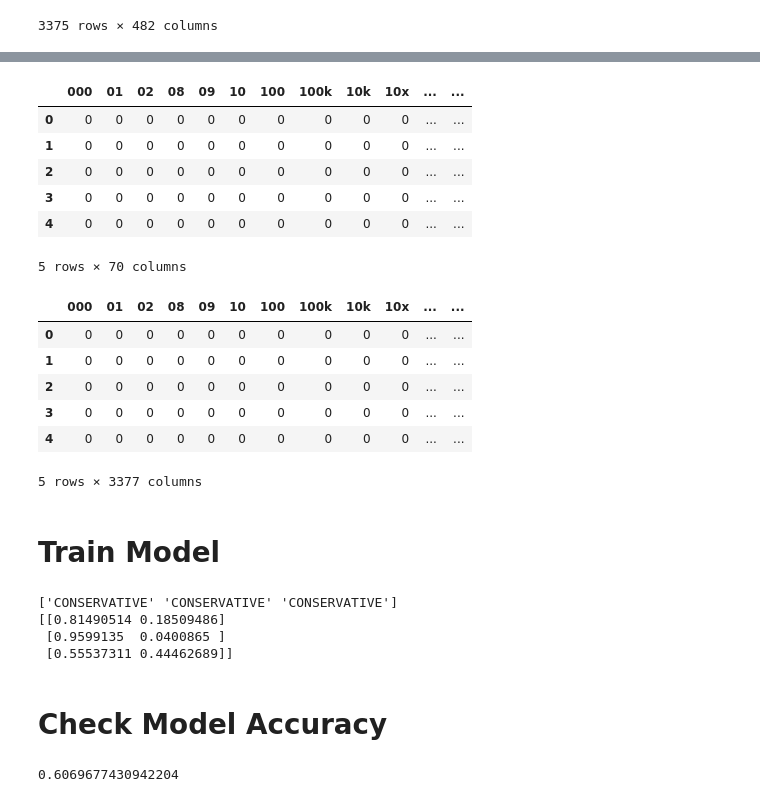
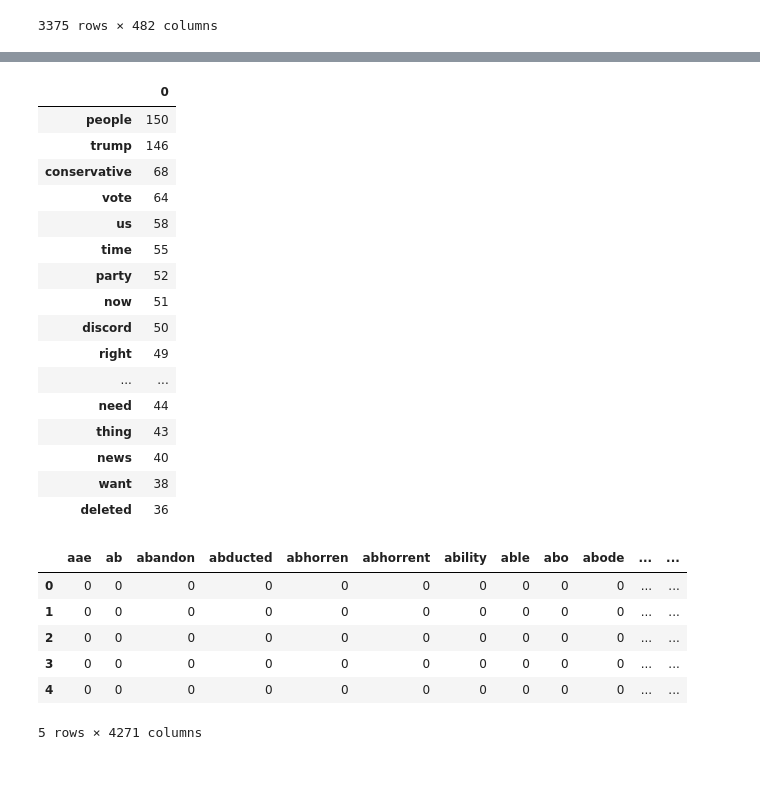
Before and after one commit to SalarC123/Political-Party-Classifier, a Jupyter notebook: PoliticalParty.ipynb, the cells around one changed output, grey strips where cells are left out. Saved outputs shown, nothing was run; the diff lists cells and outputs as text; code cells hidden in the pictures; blank space fills up the shorter version.

```diff
--- a/PoliticalParty.ipynb
+++ b/PoliticalParty.ipynb
@@ -124,14 +124,14 @@ liberal_subreddit = reddit.subreddit("liberal")
 liberal_comments = []
 conservative_comments = []
 
-for submission in liberal_subreddit.hot(limit=50):
+for submission in liberal_subreddit.top(limit=40):
     for index, comment in enumerate(submission.comments):
         liberal_comments.append(comment.body)
-        if index == 5:
+        if index == 10:
             break
 
-for submission in conservative_subreddit.hot(limit=50):
+for submission in conservative_subreddit.top(limit=40):
     for index, comment in enumerate(submission.comments):
         conservative_comments.append(comment.body)
-        if index == 5:
+        if index == 10:
             break
@@ -143,0 +144,8 @@ print(len(conservative_comments))
+# %%
+stop_words = []
+
+with open("stopwords.txt", "r") as f:
+    words = f.read().splitlines()
+    stop_words = words
+
+stop_words
@@ -144,18 +170,30 @@ print(len(conservative_comments))
 # %%
-vectorizer = CountVectorizer()
+vectorizer = CountVectorizer(stop_words=stop_words, token_pattern="[a-zA-Z]+")
 rows = vectorizer.fit_transform(liberal_comments+conservative_comments).toarray()
 feature_names = vectorizer.get_feature_names()
 
 data = pd.DataFrame(data=rows, columns=feature_names)
-data.iloc[0:5,:70]
+
+sums = np.sum(data).sort_values(ascending=False)
+pd.DataFrame(sums).head(20)
 # %% [output]
-|  | 000 | 01 | 02 | 08 | 09 | 10 | 100 | 100k | 10k | 10x | ... | ... |
-| 0 | 0 | 0 | 0 | 0 | 0 | 0 | 0 | 0 | 0 | 0 | ... | ... |
-| 1 | 0 | 0 | 0 | 0 | 0 | 0 | 0 | 0 | 0 | 0 | ... | ... |
-| 2 | 0 | 0 | 0 | 0 | 0 | 0 | 0 | 0 | 0 | 0 | ... | ... |
-| 3 | 0 | 0 | 0 | 0 | 0 | 0 | 0 | 0 | 0 | 0 | ... | ... |
-| 4 | 0 | 0 | 0 | 0 | 0 | 0 | 0 | 0 | 0 | 0 | ... | ... |
+|  | 0 |
+| people | 150 |
+| trump | 146 |
+| conservative | 68 |
+| vote | 64 |
+| us | 58 |
+| time | 55 |
+| party | 52 |
+| now | 51 |
+| discord | 50 |
+| right | 49 |
+| ... | ... |
+| need | 44 |
+| thing | 43 |
+| news | 40 |
+| want | 38 |
+| deleted | 36 |
-5 rows × 70 columns
 # %%
 # Create classification labels for conservatives and liberals that are the same length as their respective comment arrays
 conservative_classifiers = np.full((len(conservative_comments), 1), "CONSERVATIVE")   # 1 for conservative
@@ -165,39 +203,10 @@ liberal_classifiers = np.full((len(liberal_comments), 1), "LIBERAL")           #
 data["Political_Party"] = np.vstack((conservative_classifiers, liberal_classifiers))
 data.head()
 # %% [output]
-|  | 000 | 01 | 02 | 08 | 09 | 10 | 100 | 100k | 10k | 10x | ... | ... |
+|  | aae | ab | abandon | abducted | abhorren | abhorrent | ability | able | abo | abode | ... | ... |
 | 0 | 0 | 0 | 0 | 0 | 0 | 0 | 0 | 0 | 0 | 0 | ... | ... |
 | 1 | 0 | 0 | 0 | 0 | 0 | 0 | 0 | 0 | 0 | 0 | ... | ... |
 | 2 | 0 | 0 | 0 | 0 | 0 | 0 | 0 | 0 | 0 | 0 | ... | ... |
 | 3 | 0 | 0 | 0 | 0 | 0 | 0 | 0 | 0 | 0 | 0 | ... | ... |
 | 4 | 0 | 0 | 0 | 0 | 0 | 0 | 0 | 0 | 0 | 0 | ... | ... |
-5 rows × 3377 columns
+5 rows × 4271 columns
-# %% [markdown]
-# Train Model
-# %%
-X_data = data.drop("Political_Party", axis=1)
-y_data = data["Political_Party"]
-
-X_train, X_test, y_train, y_test = train_test_split(X_data, y_data, test_size=0.2)
-
-regr = LogisticRegression()
-regr.fit(X_train, y_train)
-
-transformed_messages = vectorizer.transform(["We’re lucky to have Dr. Fauci.", "We helped Afghanistan in their first election by dying people’s finger purple to prevent vote fraud. Why isn’t that an option here? I mean that seriously. Anyone can and should be able to walk into any polling station and vote. Period. If there’s concern they would vote more than once dye their finger purple with a dye that has to wear off. Problem solved.", "It would be nice; but if there's one thing we've all learned over the last couple of decades, it's that there is no justice in this country any more. Nothing will happen to her or the Clinton Cronies."])
-print(regr.predict(transformed_messages))
-print(regr.predict_proba(transformed_messages))
-# %% [output]
-['CONSERVATIVE' 'CONSERVATIVE' 'CONSERVATIVE']
-[[0.81490514 0.18509486]
- [0.9599135  0.0400865 ]
- [0.55537311 0.44462689]]
-# %% [markdown]
-# Check Model Accuracy
-# %%
-from sklearn.metrics import f1_score
-
-transformed_test = vectorizer.transform(X_test).toarray()
-yhat = regr.predict(X_test)
-f1_score(y_test, yhat, average="weighted")
-# %% [output]
-0.6069677430942204
```
Also changed, not shown: parts of 18 cells of this notebook.
